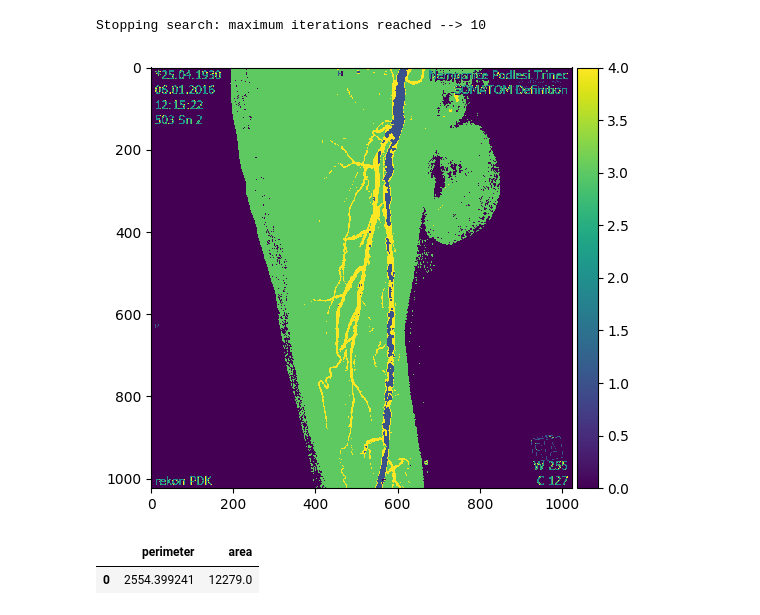
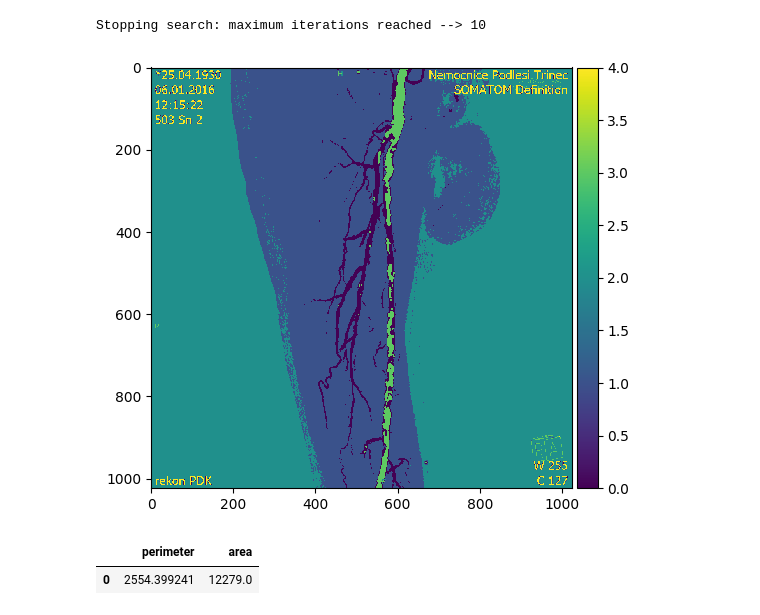
Before and after one commit to Vojtech-Benda/AUI, a Jupyter notebook: cviceni3/cviceni3.ipynb, the cells around one changed output. Saved outputs shown, nothing was run; the diff lists cells and outputs as text; code cells hidden in the pictures.

```diff
--- a/cviceni3/cviceni3.ipynb
+++ b/cviceni3/cviceni3.ipynb
@@ -56,11 +56,11 @@ Stopping search: maximum iterations reached --> 10
 # %%
 # segmentace obrazu na základě optimalizovaných clusterů
 kmeans = KMeans(n_clusters=clusters, init=centers, n_init=1, random_state=0)
 ind = kmeans.fit_predict(x)
-outImage = ind.reshape(calcif.shape[:2])
-sk.io.imshow(outImage)
+outImage = ind.reshape(calcif.shape[:2]).astype(np.uint8)
+sk.io.imshow(outImage, cmap="viridis")
 sk.io.show()
 # %% [output]
-[figure, old version]
+[figure, new version]
 # %%
 # výpočet obsahu, obvodu kalcifikace
```
Also changed, not shown: parts of 1 cell of this notebook.
